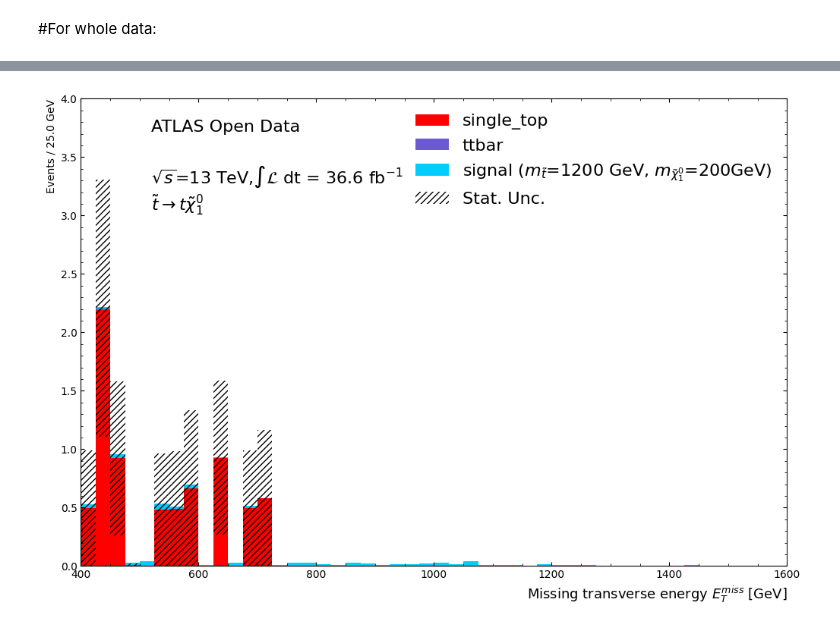
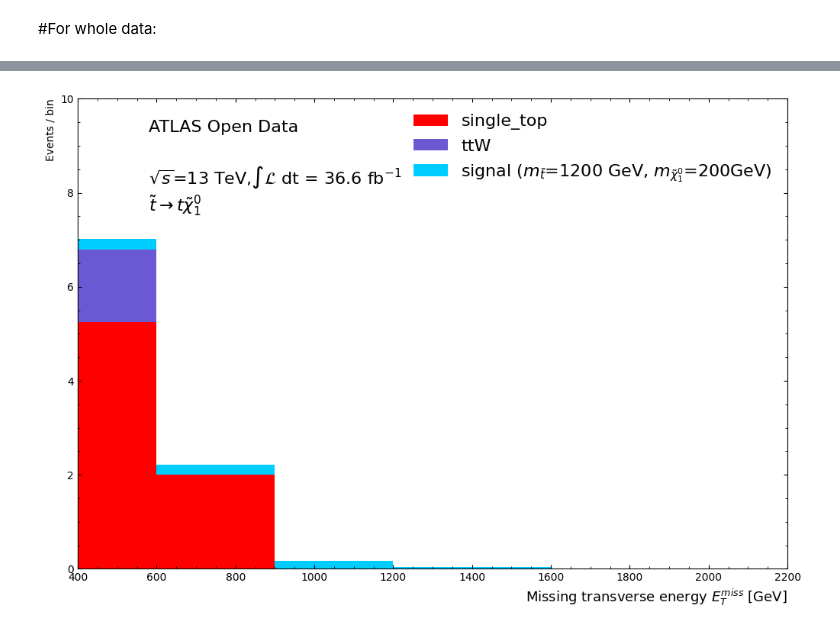
Before and after one commit to anca-dinu/analiza, a Jupyter notebook: susy_stop.ipynb, the cells around one changed output, grey strips where cells are left out. Saved outputs shown, nothing was run; the diff lists cells and outputs as text; code cells hidden in the pictures.

```diff
--- a/susy_stop.ipynb
+++ b/susy_stop.ipynb
@@ -117,7 +121,7 @@ atom.match_metadata(field='keywords',value='susy')
 # %%
 defs = {
     r'single_top': {'dids': [601355], 'color': "#ff0000"}, #red
-    r'ttbar':    {'dids': [410081], 'color': "#6b59d3" }, #purple
+    r'ttW':    {'dids': [410155], 'color': "#6b59d3" }, #purple
     r'susy_signal':  {'dids': [523692],'color': "#00cdff" }, #blue
 }
 
@@ -166,6 +170,13 @@ def cut_btag(jet_MV2c10):
     # Return True if at least one b-tagged jet in the event
     num_btag = ak.sum(jet_MV2c10 >= MV2c10_lim, axis=1) >= 1
     return num_btag
+# %%
+def calculate_efficiencies(cut_counts):
+    efficiencies = []
+    for cut_name, initial_count, count_after in cut_counts:
+        efficiency = 1-count_after / initial_count
+        efficiencies.append((cut_name, initial_count, count_after, efficiency))
+    return efficiencies
 # %% [markdown]
 #Weights:
 # %%
@@ -350,11 +402,10 @@ Processing susy_signal samples
 # %%
 # x-axis range and binning
 xmin = 400 * GeV
-xmax = 1600  * GeV
-step_size = 25  * GeV
+xmax = 2200  * GeV
 
-bin_edges = np.arange(start=xmin, stop=xmax + step_size, step=step_size)
-bin_centres = np.arange(start=xmin + step_size/2, stop=xmax + step_size/2, step=step_size)
+bin_edges = np.array([400, 600, 900, 1200, 1600, 2200]) * GeV
+bin_centres = 0.5 * (bin_edges[1:] + bin_edges[:-1])  # midpoint of each bin
 
 signal_x = ak.to_numpy(all_data[r'susy_signal']['met']) # histogram the signal
 signal_weights = ak.to_numpy(all_data[r'susy_signal'].totalWeight) # get the weights of the signal events
@@ -392,12 +443,6 @@ signal_heights = main_axes.hist(signal_x, bins=bin_edges, bottom=mc_x_tot,
                 weights=signal_weights, color=signal_color,
                 label=r'signal ($m_{\~t}$=1200 GeV, $m_{\~{\chi}^0_1}$=200GeV)')
 
-# plot the statistical uncertainty
-main_axes.bar(bin_centres, # x
-                2*mc_x_err, # heights
-                alpha=0.5, # half transparency
-                bottom=mc_x_tot-mc_x_err, color='none',
-                hatch="////", width=step_size, label='Stat. Unc.' )
 
 # set the x-limit of the main axes
 main_axes.set_xlim( left=xmin, right=xmax )
@@ -416,37 +461,37 @@ main_axes.set_xlabel(r'Missing transverse energy $E_{T}^{miss}$ [GeV]',
                     fontsize=13, x=1, horizontalalignment='right' )
 
 # write y-axis label for main axes
-main_axes.set_ylabel('Events / '+str(step_size)+' GeV',
+main_axes.set_ylabel('Events / bin',
                         y=1, horizontalalignment='right')
 
 # set y-axis limits for main axes
-main_axes.set_ylim( bottom=0, top=4 )
+main_axes.set_ylim( bottom=0, top=10 )
 
 # add minor ticks on y-axis for main axes
 main_axes.yaxis.set_minor_locator( AutoMinorLocator() )
 
 # Add text 'ATLAS Open Data' on plot
 plt.text(0.1, # x
             0.93, # y
             'ATLAS Open Data', # text
             transform=main_axes.transAxes, # coordinate system used is that of main_axes
             fontsize=16 )
 
 # Add energy and luminosity
 lumi_used = str(lumi*fraction) # luminosity to write on the plot
 plt.text(0.1, # x
             0.82, # y
             r'$\sqrt{s}$=13 TeV,$\int\mathcal{L}$ dt = '+lumi_used+' fb$^{-1}$', # text
             transform=main_axes.transAxes,fontsize=16 ) # coordinate system used is that of main_axes
 
 # Add a label for the analysis carried out
 plt.text(0.1, # x
             0.76, # y
             r'$\~t \rightarrow t \~{\chi}^0_1$', # text
             transform=main_axes.transAxes,fontsize=16 ) # coordinate system used is that of main_axes
 
 
 # draw the legend
 my_legend = main_axes.legend( frameon=False, fontsize=16 ) # no box around the legend
 # %% [output]
-[figure, old version]
+[figure, new version]
```
Also changed, not shown: parts of 6 cells of this notebook.
